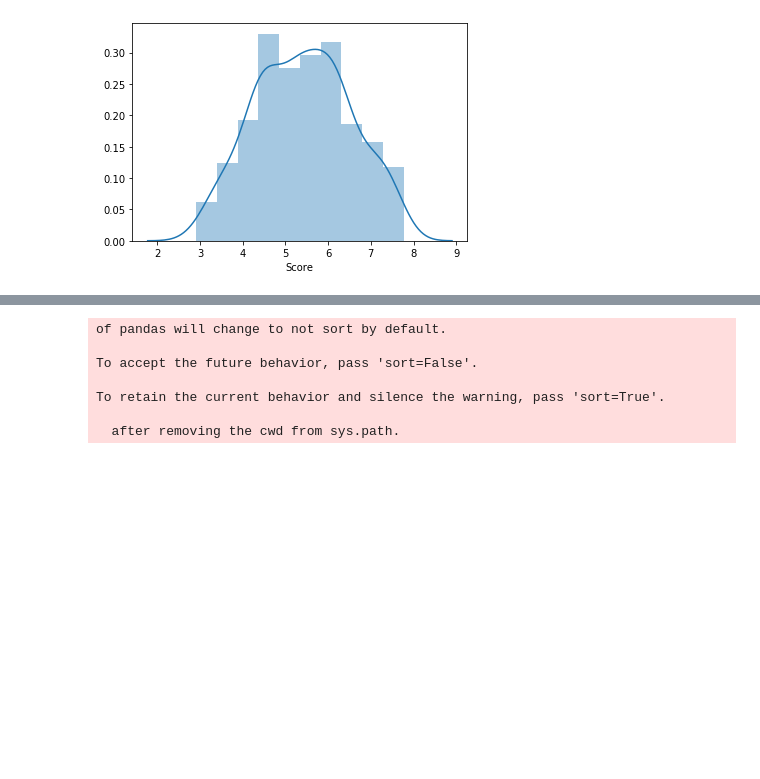
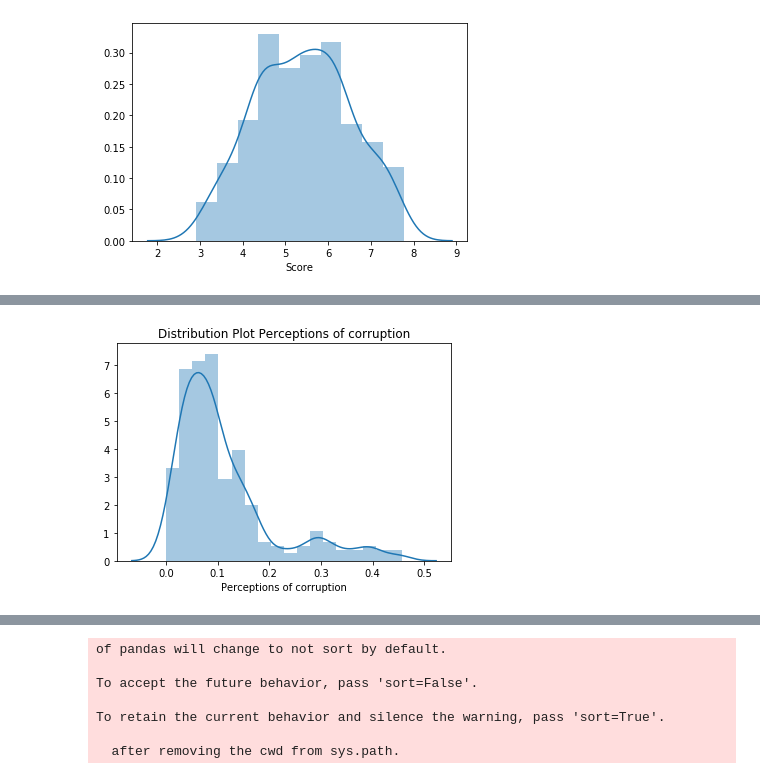
Before and after one commit to kingnmm/py4ds, a Jupyter notebook: FinalProj_NMK.ipynb, the cells around one changed output, grey strips where cells are left out. Saved outputs shown, nothing was run; the diff lists cells and outputs as text; code cells hidden in the pictures; blank space fills up the shorter version.

```diff
--- a/FinalProj_NMK.ipynb
+++ b/FinalProj_NMK.ipynb
@@ -540,0 +549,6 @@ def mergedf (df1, df2, column):
+# %%
+# Checking distribution for key variables in the dataset join_1819_reg_n
+join_1819_reg_n = join_1819_reg.dropna()
+Chart(join_1819_reg_n, 'Perceptions of corruption')
+# %% [output]
+[figure, added]
```
Also changed, not shown: parts of 10 cells of this notebook.
